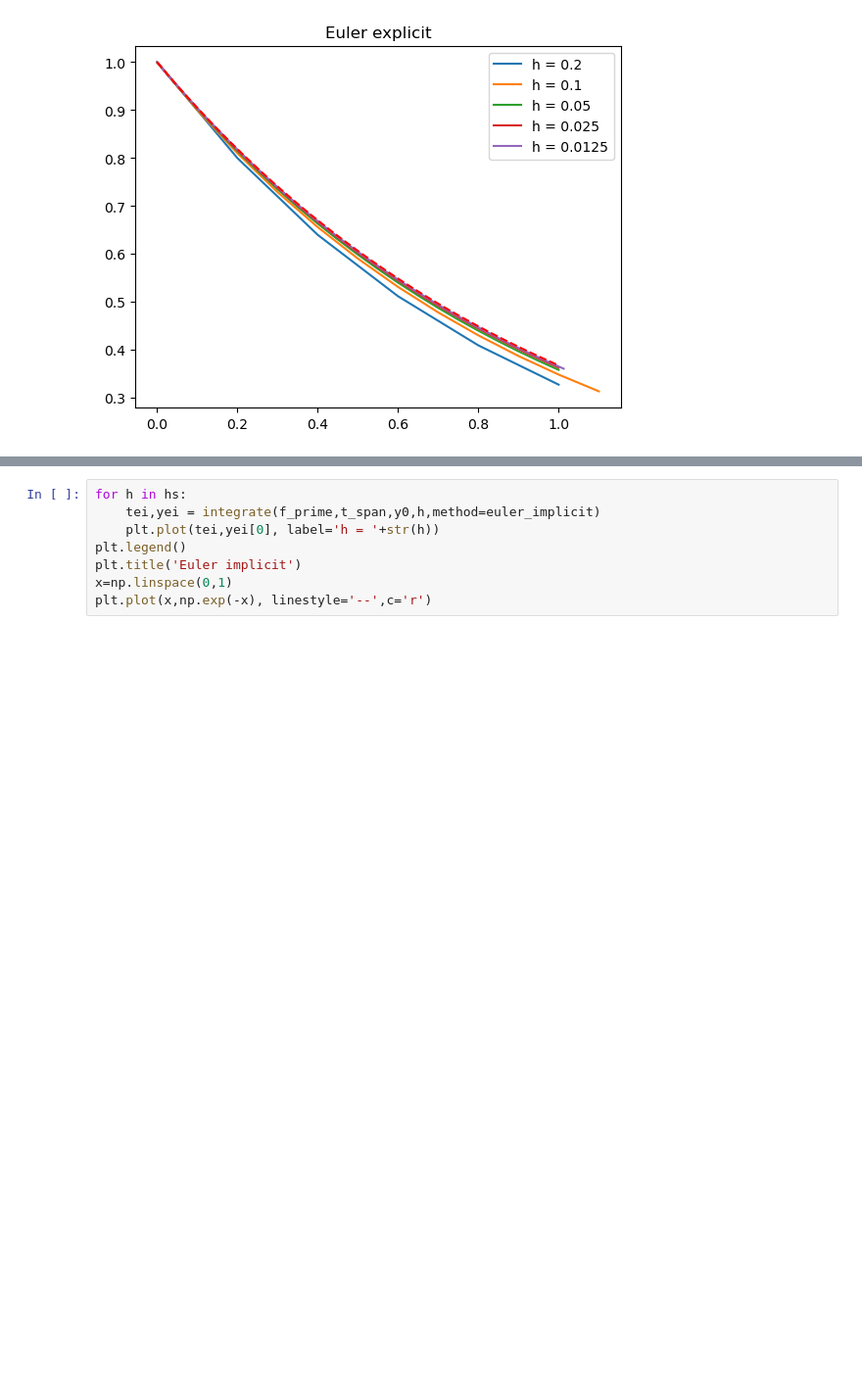
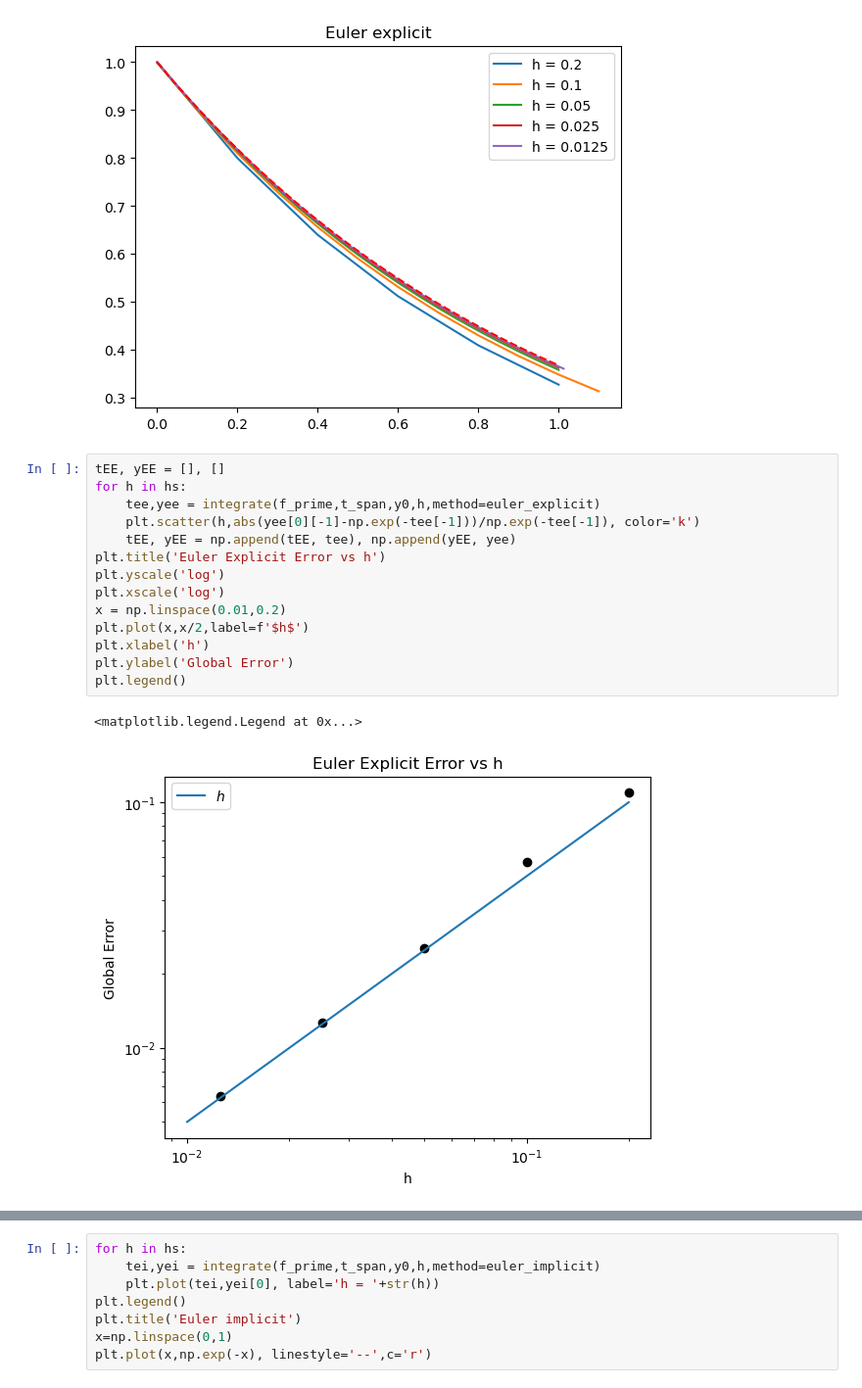
Before and after one commit to ebianchi803/computational_astrophysics, a Jupyter notebook: ODE/ODE1.ipynb, the cells around one changed output, grey strips where cells are left out. Shown at 98% size. Saved outputs shown, nothing was run; the diff lists cells and outputs as text; blank space fills up the shorter version.

```diff
--- a/ODE/ODE1.ipynb
+++ b/ODE/ODE1.ipynb
@@ -59,3 +61,20 @@ plt.plot(x,np.exp(-x), linestyle='--',c='r')
 # %% [output]
 [<matplotlib.lines.Line2D at 0x...>]
 [figure]
+# %%
+tEE, yEE = [], []
+for h in hs:
+    tee,yee = integrate(f_prime,t_span,y0,h,method=euler_explicit)
+    plt.scatter(h,abs(yee[0][-1]-np.exp(-tee[-1]))/np.exp(-tee[-1]), color='k')
+    tEE, yEE = np.append(tEE, tee), np.append(yEE, yee)
+plt.title('Euler Explicit Error vs h')
+plt.yscale('log')
+plt.xscale('log')
+x = np.linspace(0.01,0.2)
+plt.plot(x,x/2,label=f'$h$')
+plt.xlabel('h')
+plt.ylabel('Global Error')
+plt.legend()
+# %% [output]
+<matplotlib.legend.Legend at 0x...>
+[figure, added]
```
Also changed, not shown: parts of 67 cells of this notebook.
